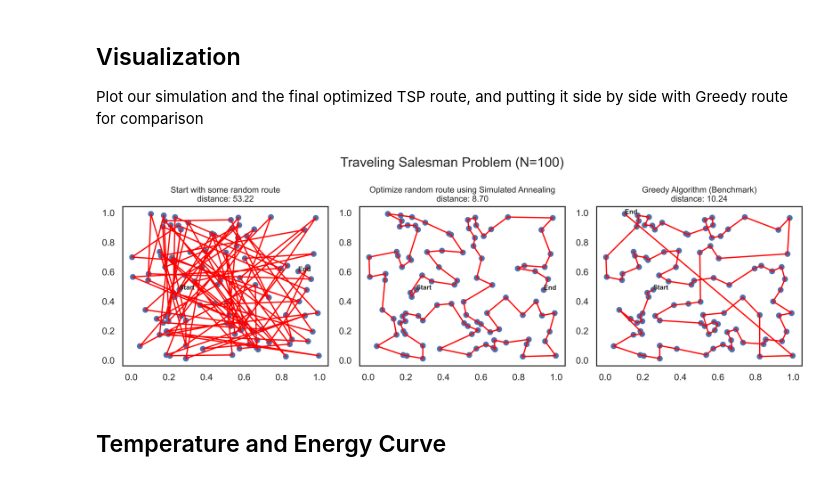
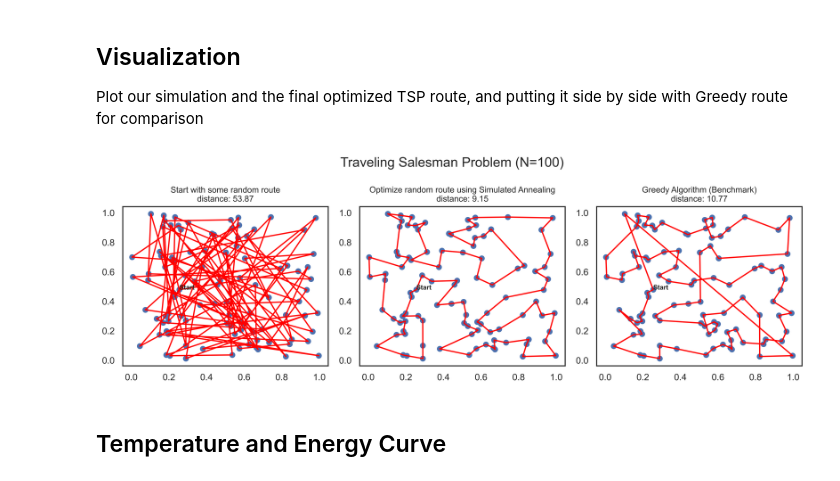
Before and after one commit to ridhoma/monte-cafe, a Jupyter notebook: notebooks/02 Simulated Annealing to Help The Salesman.ipynb, the cells around one changed output. Saved outputs shown, nothing was run; the diff lists cells and outputs as text; code cells hidden in the pictures.

```diff
--- a/notebooks/02 Simulated Annealing to Help The Salesman.ipynb
+++ b/notebooks/02 Simulated Annealing to Help The Salesman.ipynb
@@ -161,17 +161,17 @@ def perturb(S):
     S_ = S.copy() # avoid modifying S
     k = np.random.choice(3)
     if k == 0:
-        S_[1:] = swap(S_[1:])
+        S_ = swap(S_)
     elif k == 1:
-        S_[1:] = shuffle_subroute(S_[1:])
+        S_ = shuffle_subroute(S_)
     elif k == 2:
-        S_[1:] = reverse_subroute(S_[1:])
+        S_ = reverse_subroute(S_)
     return S_
 # %%
 # MAIN SIMULATION it will take a while, so be patient...
 
 N = len(X) # number of nodes
-S = np.arange(N) # initial state as random route
+S = np.append(np.arange(N), 0) # initial state as random route
 energy_evolution = [] # placeholder to keep track the evolution of energy
 temperature_evolution = []
 states = [] # placeholder to keep track the evolution of states
@@ -189,12 +189,13 @@ while T > 1e-10 or ts==0: # we keep doing the process until the temperature is s
     temperature_evolution.append(T) # keep track of the temperature
 
     # propose new state
-    S_new = perturb(S) # proposed new state to move from current state S
+    S_new = S.copy()
+    S_new[1:N] = perturb(S_new[1:N]) # proposed new state to move from current state S
     E_new = compute_energy(S_new, X, Y) # calculate the energy of the proposed state
 
     # accept or reject the proposed new state
     P = compute_acceptance_probability((E_new - E), T) # calculate the acceptance probability based on deltaE and T
-    S = S_new if np.random.uniform(0, 1) < P else S # randomly transition to S_new or stay at S based on P
+    S = S_new.copy() if np.random.uniform(0, 1) < P else S.copy() # randomly transition to S_new or stay at S based on P
 
     # Annealing schedule
     ts += 1
@@ -243,6 +244,7 @@ def greedy_route(X, Y):
     return np.array(s)
 
 S_greedy = greedy_route(X, Y)
+S_greedy = np.append(S_greedy, S_greedy[0])
 greedy_energy = compute_energy(S_greedy, X, Y)
 print(f"Greedy energy: {greedy_energy}")
 improvement = (greedy_energy*1.0/energy_evolution[-1] - 1)*100
@@ -273,7 +275,7 @@ def plot_route(X, Y, S, ax):
     Y_start, Y_end = Y[S[0]], Y[S[-1]]
     # ax.plot([X_end,X_start], [Y_end,Y_start], '-', c='red')
     ax.annotate('Start', (X_start, Y_start), weight='bold', fontsize=8)
-    ax.annotate('End', (X_end, Y_end), weight='bold', fontsize=8)
+    # ax.annotate('End', (X_end, Y_end), weight='bold', fontsize=8)
     return ax
 
 fig = plt.figure(tight_layout=False, figsize=(12,4))
@@ -292,34 +294,34 @@ ax3.set_title(f'Greedy Algorithm (Benchmark)\ndistance: {greedy_energy:.2f}', fo
 
 S_init, S_final = states[0], states[-1]
 ax1 = plot_route(X, Y, S_init, ax1)
 ax2 = plot_route(X, Y, S_init, ax2)
 ax3 = plot_route(X, Y, S_greedy, ax3)
 
 n_frames = 250
 N = len(states)
 frames = np.floor(np.exp(np.linspace(0, np.log(N - 1), n_frames))).astype(int)
 frames[:100] = np.arange(0, 200, 2)
 frames.sort()
 n_frames = len(frames)
 
 def animate_simulated_annealing(frame):
     ax2.clear()
     ax2.scatter(X, Y)
     ts = frames[frame]
     ax2.set_title(f'Optimize random route using Simulated Annealing\ndistance: {energy_evolution[ts]:.2f}', fontsize=10)
     S_frame = states[ts]
     plot_route(X, Y, S_frame, ax2)
 
 # PICK YOUR PREFERED OUTPUT OF THE ANIMATION
 # To export the animation as file
 anim = FuncAnimation(fig, func=animate_simulated_annealing, frames=n_frames, repeat=False, blit=False)
 anim.save(filename="outputs/02_simulated_annealing_traveling_salesman_problem.mp4", writer="ffmpeg", fps=20)
 
 # plot static image of the last frame
 animate_simulated_annealing(frame=n_frames - 1)
 plt.show()
 # %% [output]
-[figure, old version]
+[figure, new version]
 # %% [markdown]
 ## Temperature and Energy Curve
 # %%
```
Also changed, not shown: parts of 2 cells of this notebook.
